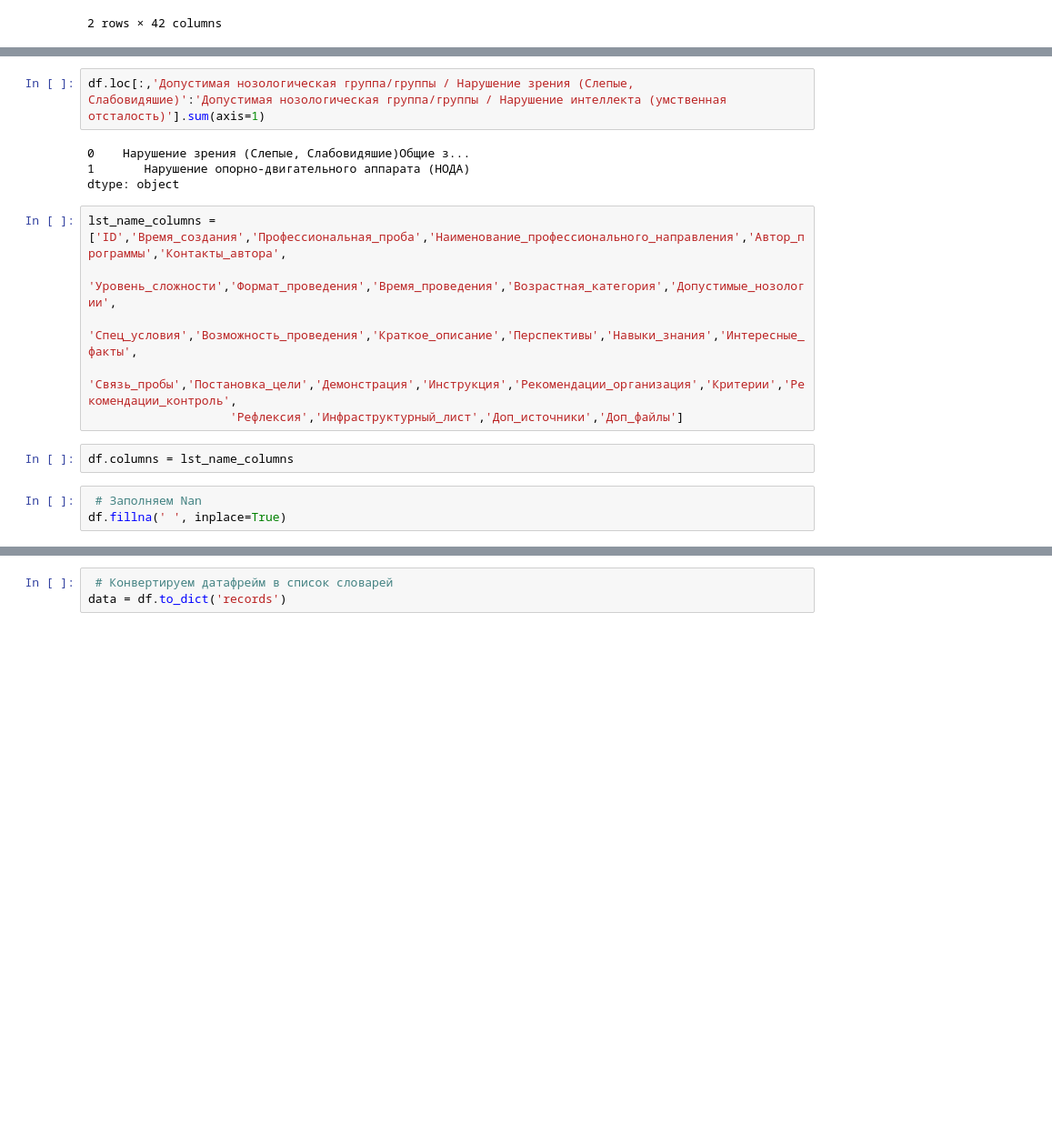
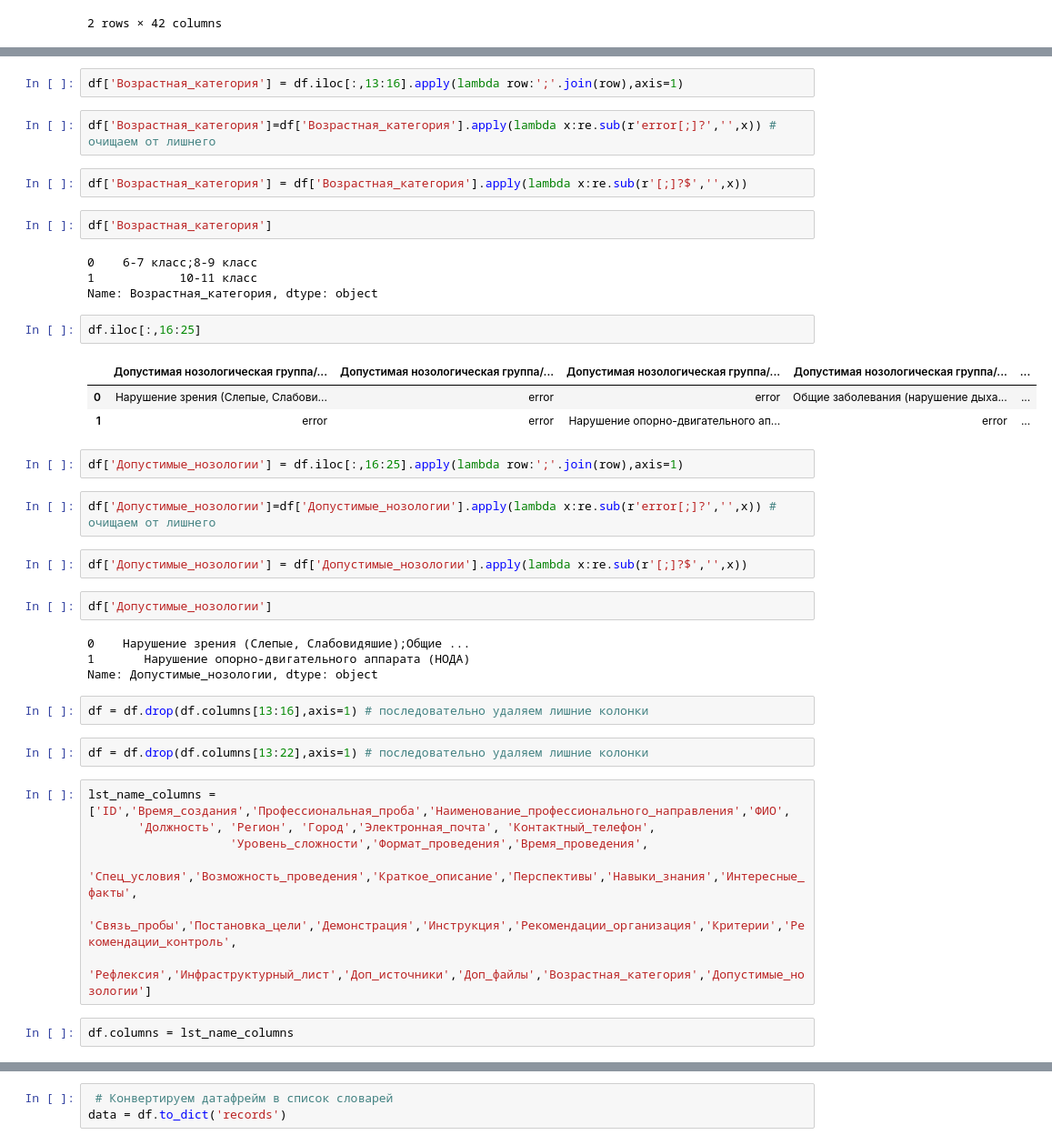
Before and after one commit to t0r1n88/Lachesis, a Jupyter notebook: create_program_probs.ipynb, the cells around one changed output, grey strips where cells are left out. Shown at 91% size. Cells and saved outputs as stored; diff of their text form; blank space fills up the shorter version.

```diff
--- a/create_program_probs.ipynb
+++ b/create_program_probs.ipynb
@@ -56,17 +44,43 @@ df.loc[:,'Допустимая нозологическая группа/гру
-# %%
-df.loc[:,'Допустимая нозологическая группа/группы / Нарушение зрения (Слепые, Слабовидяшие)':'Допустимая нозологическая группа/группы / Нарушение интеллекта (умственная отсталость)'].sum(axis=1)
-# %% [output]
-0    Нарушение зрения (Слепые, Слабовидяшие)Общие з...
-1       Нарушение опорно-двигательного аппарата (НОДА)
-dtype: object
+# %%
+df['Возрастная_категория'] = df.iloc[:,13:16].apply(lambda row:';'.join(row),axis=1)
+# %%
+df['Возрастная_категория']=df['Возрастная_категория'].apply(lambda x:re.sub(r'error[;]?','',x)) # очищаем от лишнего
+# %%
+df['Возрастная_категория'] = df['Возрастная_категория'].apply(lambda x:re.sub(r'[;]?$','',x))
+# %%
+df['Возрастная_категория']
+# %% [output]
+0    6-7 класс;8-9 класс
+1            10-11 класс
+Name: Возрастная_категория, dtype: object
+# %%
+df.iloc[:,16:25]
+# %% [output]
+|  | Допустимая нозологическая группа/... | Допустимая нозологическая группа/... | Допустимая нозологическая группа/... | Допустимая нозологическая группа/... | ... |
+| 0 | Нарушение зрения (Слепые, Слабови... | error | error | Общие заболевания (нарушение дыха... | ... |
+| 1 | error | error | Нарушение опорно-двигательного ап... | error | ... |
+# %%
+df['Допустимые_нозологии'] = df.iloc[:,16:25].apply(lambda row:';'.join(row),axis=1)
+# %%
+df['Допустимые_нозологии']=df['Допустимые_нозологии'].apply(lambda x:re.sub(r'error[;]?','',x)) # очищаем от лишнего
+# %%
+df['Допустимые_нозологии'] = df['Допустимые_нозологии'].apply(lambda x:re.sub(r'[;]?$','',x))
+# %%
+df['Допустимые_нозологии']
+# %% [output]
+0    Нарушение зрения (Слепые, Слабовидяшие);Общие ...
+1       Нарушение опорно-двигательного аппарата (НОДА)
+Name: Допустимые_нозологии, dtype: object
+# %%
+df = df.drop(df.columns[13:16],axis=1) # последовательно удаляем лишние колонки
+# %%
+df = df.drop(df.columns[13:22],axis=1) # последовательно удаляем лишние колонки
 # %%
-lst_name_columns = ['ID','Время_создания','Профессиональная_проба','Наименование_профессионального_направления','Автор_программы','Контакты_автора',
-                    'Уровень_сложности','Формат_проведения','Время_проведения','Возрастная_категория','Допустимые_нозологии',
+lst_name_columns = ['ID','Время_создания','Профессиональная_проба','Наименование_профессионального_направления','ФИО',
+       'Должность', 'Регион', 'Город','Электронная_почта', 'Контактный_телефон',
+                    'Уровень_сложности','Формат_проведения','Время_проведения',
                     'Спец_условия','Возможность_проведения','Краткое_описание','Перспективы','Навыки_знания','Интересные_факты',
                     'Связь_пробы','Постановка_цели','Демонстрация','Инструкция','Рекомендации_организация','Критерии','Рекомендации_контроль',
-                    'Рефлексия','Инфраструктурный_лист','Доп_источники','Доп_файлы']
+                    'Рефлексия','Инфраструктурный_лист','Доп_источники','Доп_файлы','Возрастная_категория','Допустимые_нозологии']
 # %%
 df.columns = lst_name_columns
-# %%
- # Заполняем Nan
-df.fillna(' ', inplace=True)
```
Also changed, not shown: parts of 8 cells of this notebook, 1 other file.
